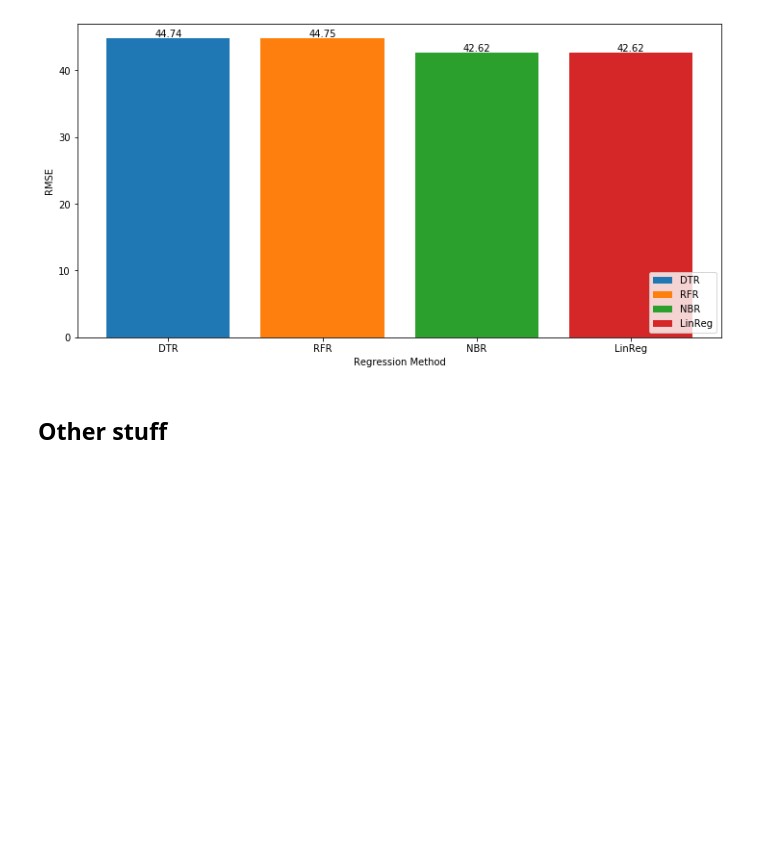
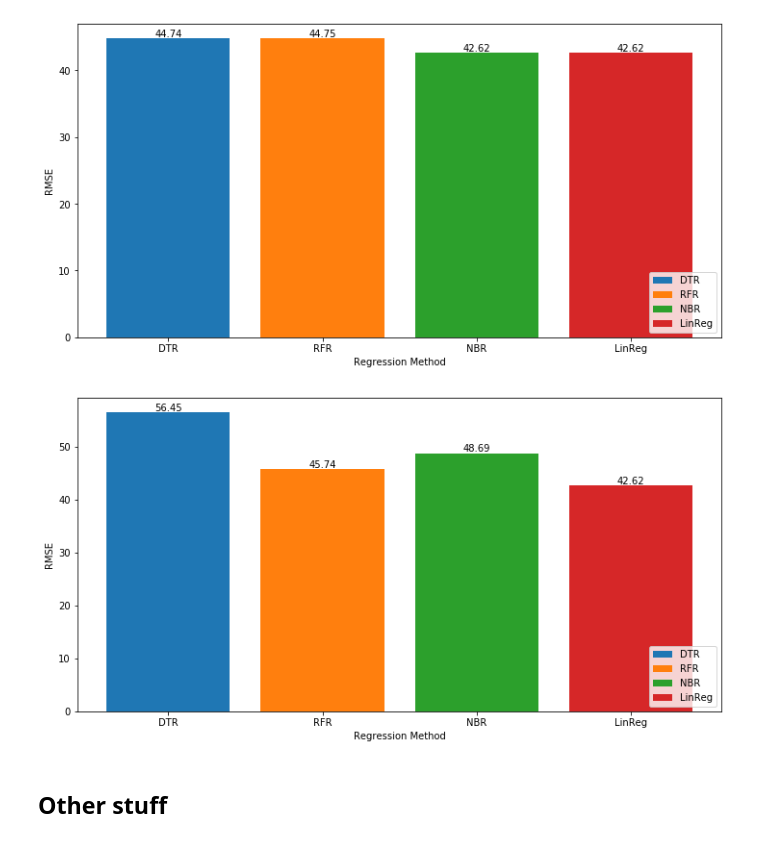
Before and after one commit to sanjeevprasada/AtlantaCrime, a Jupyter notebook: Supervised_Algs.ipynb, the cells around one changed output. Cells and saved outputs as stored; diff of their text form; code cells hidden in the pictures; blank space fills up the shorter version.

```diff
--- a/Supervised_Algs.ipynb
+++ b/Supervised_Algs.ipynb
@@ -414,0 +519,21 @@ plt.show()
+# %%
+times_class_trans = np.array([dt_class_elapsed_time_trans, rf_class_elapsed_time_trans, nb_class_elapsed_time_trans, linreg_class_elapsed_time_trans])
+times_reg_trans = np.array([dt_reg_elapsed_time_trans, rf_reg_elapsed_time_trans, nb_reg_elapsed_time_trans, linreg_reg_elapsed_time_trans])
+
+plt.figure(figsize=(12, 6))
+plt.bar([i - 0.125 for i in range(len(times_class_trans))], times_class_trans, width=0.25, color="gold")
+for i in range(len(times_class_trans)):
+    plt.text(i - 0.125, times_class_trans[i], round(times_class_trans[i], 2), va='bottom', ha='center')
+plt.bar([i + 0.125 for i in range(len(times_reg_trans))], times_reg_trans, width=0.25, color="red")
+for i in range(len(times_reg_trans)):
+    plt.text(i + 0.125, times_reg_trans[i], round(times_reg_trans[i], 2), va='bottom', ha='center')
+
+
+plt.xticks([i for i in range(len(times_class_trans))], ["DT", "RF", "NB", "LinReg"])
+plt.legend(["Categories (Classifier)", "Crime Scores (Regressor)"])
+plt.xlabel("Supervised Method")
+plt.ylabel("Time (seconds)")
+plt.title("Recalls of Crime Categories across each Supervised Method")
+
+plt.savefig('images/Supervised_Algs/elapsed_times_trans.png')
+plt.show()
@@ -492,6 +678,23 @@ plt.savefig('images/Supervised_Algs/rmse.png')
 plt.show()
 # %% [output]
 [figure]
+# %%
+plt.figure(figsize=(12, 6))
+for i, y_pred in enumerate([dt_reg_y_pred_trans, rf_reg_y_pred_trans, nb_reg_y_pred_trans, linreg_reg_y_pred_trans]):
+    rmse_val = rmse(y_test_reg, y_pred)
+    plt.bar(i, rmse_val)
+    plt.text(i, rmse_val, round(rmse_val, 2), va='bottom', ha='center')
+
+regNames = ["DTR", "RFR", "NBR", "LinReg"]
+plt.legend(regNames, loc='lower right')
+plt.xticks([j for j in range(len(regNames))], regNames)
+plt.xlabel("Regression Method")
+plt.ylabel("RMSE")
+
+plt.savefig('images/Supervised_Algs/rmse_trans.png')
+plt.show()
+# %% [output]
+[figure, added]
 # %% [markdown]
 ## Other stuff
 # %%
```
Also changed, not shown: parts of 24 cells of this notebook, 5 other files.
